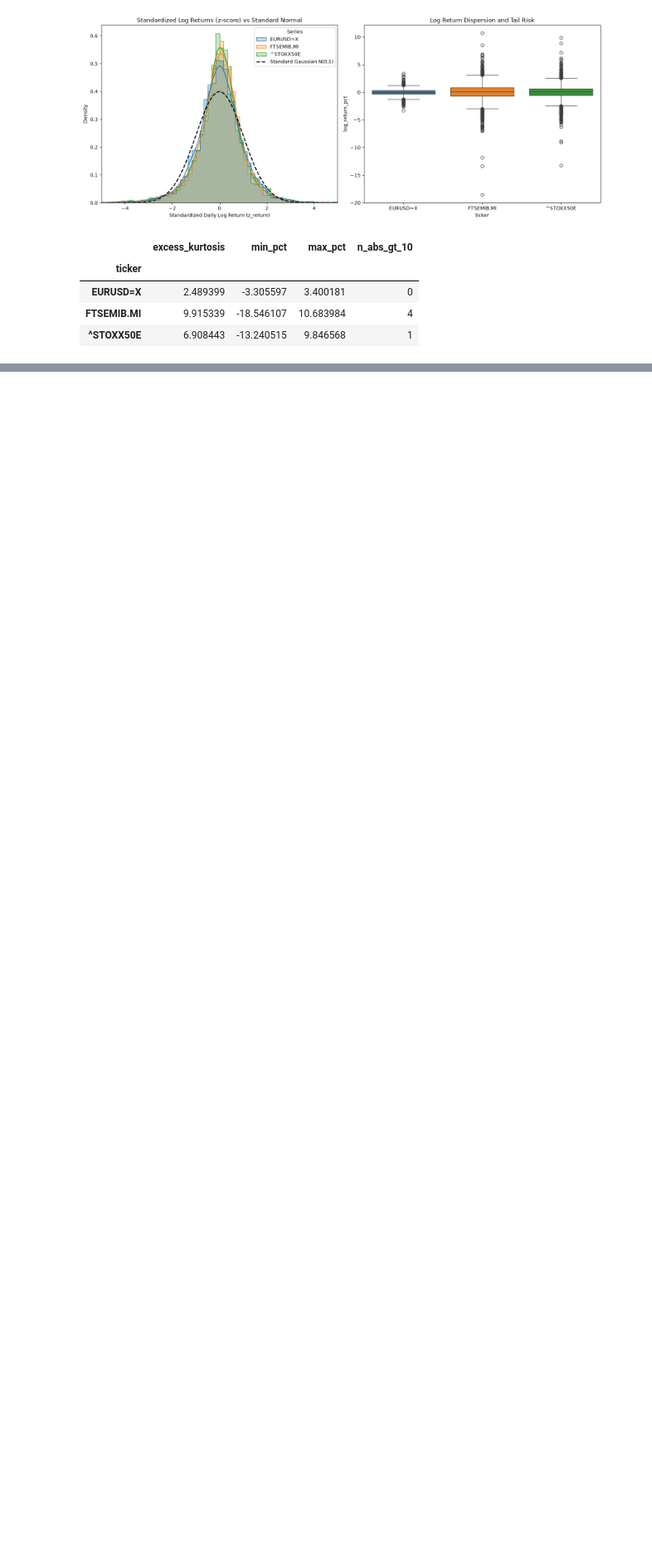
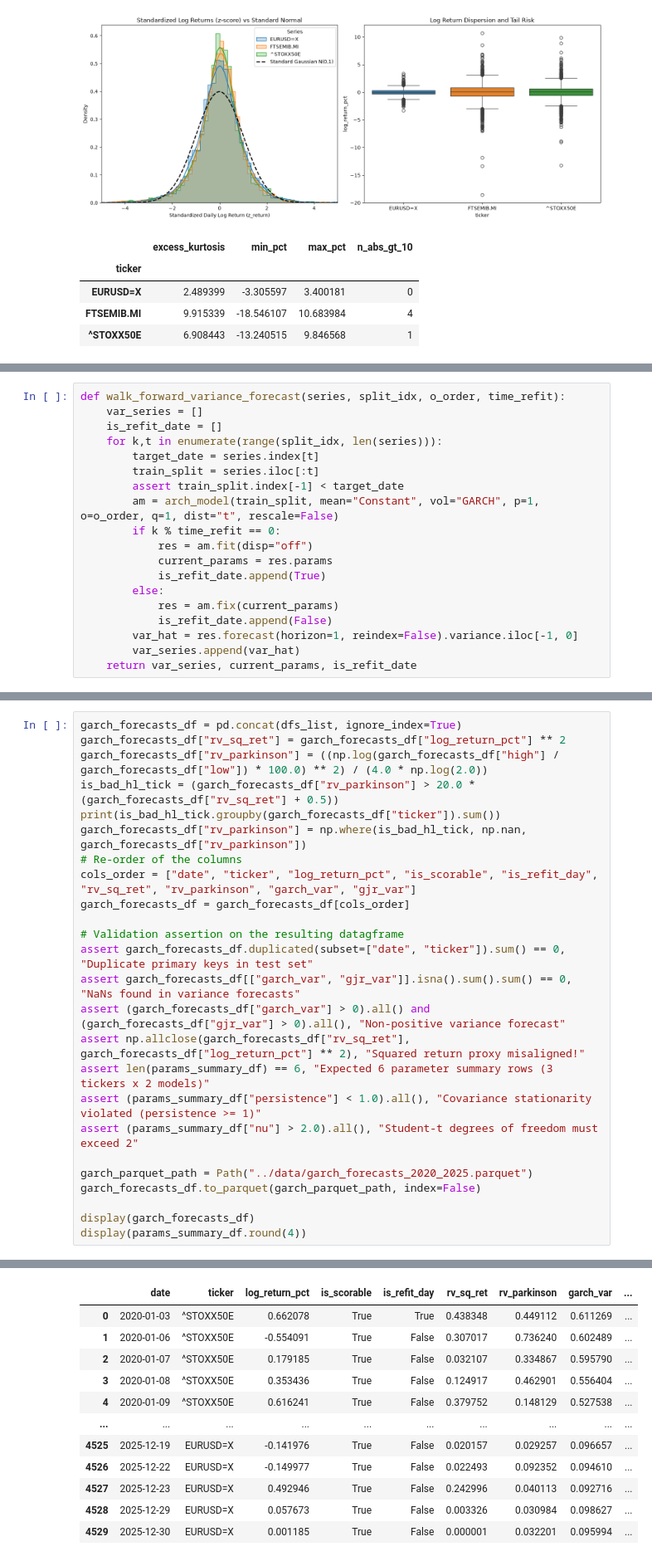
Before and after one commit to niccolo-milano/portfolio-quant-ds, a Jupyter notebook: project03-volatility-forecast/01_volatility_forecast.ipynb, the cells around one changed output, grey strips where cells are left out. Shown at 83% size. Saved outputs shown, nothing was run; the diff lists cells and outputs as text; blank space fills up the shorter version.

Commit message:
feat(vol): complete Project 03 phase 2 with GARCH/GJR and HAR-type walk-forward evaluation

```diff
--- a/project03-volatility-forecast/01_volatility_forecast.ipynb
+++ b/project03-volatility-forecast/01_volatility_forecast.ipynb
@@ -347,0 +357,19 @@ The cross-correlation $\text{Corr}(r_t, r_{t+1}^2)$ between daily returns and ne
+# %%
+def walk_forward_variance_forecast(series, split_idx, o_order, time_refit):
+    var_series = []
+    is_refit_date = []
+    for k,t in enumerate(range(split_idx, len(series))):
+        target_date = series.index[t]
+        train_split = series.iloc[:t]
+        assert train_split.index[-1] < target_date
+        am = arch_model(train_split, mean="Constant", vol="GARCH", p=1, o=o_order, q=1, dist="t", rescale=False)
+        if k % time_refit == 0:
+            res = am.fit(disp="off")
+            current_params = res.params
+            is_refit_date.append(True)
+        else:
+            res = am.fix(current_params)
+            is_refit_date.append(False)
+        var_hat = res.forecast(horizon=1, reindex=False).variance.iloc[-1, 0]
+        var_series.append(var_hat)
+    return var_series, current_params, is_refit_date
@@ -347,0 +402,26 @@ The cross-correlation $\text{Corr}(r_t, r_{t+1}^2)$ between daily returns and ne
+# %%
+garch_forecasts_df = pd.concat(dfs_list, ignore_index=True)
+garch_forecasts_df["rv_sq_ret"] = garch_forecasts_df["log_return_pct"] ** 2
+garch_forecasts_df["rv_parkinson"] = ((np.log(garch_forecasts_df["high"] / garch_forecasts_df["low"]) * 100.0) ** 2) / (4.0 * np.log(2.0))
+is_bad_hl_tick = (garch_forecasts_df["rv_parkinson"] > 20.0 * (garch_forecasts_df["rv_sq_ret"] + 0.5))
+print(is_bad_hl_tick.groupby(garch_forecasts_df["ticker"]).sum())
+garch_forecasts_df["rv_parkinson"] = np.where(is_bad_hl_tick, np.nan, garch_forecasts_df["rv_parkinson"])
+# Re-order of the columns
+cols_order = ["date", "ticker", "log_return_pct", "is_scorable", "is_refit_day", "rv_sq_ret", "rv_parkinson", "garch_var", "gjr_var"]
+garch_forecasts_df = garch_forecasts_df[cols_order]
+
+# Validation assertion on the resulting datagframe
+assert garch_forecasts_df.duplicated(subset=["date", "ticker"]).sum() == 0, "Duplicate primary keys in test set"
+assert garch_forecasts_df[["garch_var", "gjr_var"]].isna().sum().sum() == 0, "NaNs found in variance forecasts"
+assert (garch_forecasts_df["garch_var"] > 0).all() and (garch_forecasts_df["gjr_var"] > 0).all(), "Non-positive variance forecast"
+assert np.allclose(garch_forecasts_df["rv_sq_ret"], garch_forecasts_df["log_return_pct"] ** 2), "Squared return proxy misaligned!"
+assert len(params_summary_df) == 6, "Expected 6 parameter summary rows (3 tickers x 2 models)"
+assert (params_summary_df["persistence"] < 1.0).all(), "Covariance stationarity violated (persistence >= 1)"
+assert (params_summary_df["nu"] > 2.0).all(), "Student-t degrees of freedom must exceed 2"
+
+garch_parquet_path = Path("../data/garch_forecasts_2020_2025.parquet")
+garch_forecasts_df.to_parquet(garch_parquet_path, index=False)
+
+display(garch_forecasts_df)
+display(params_summary_df.round(4))
+# %% [output]
@@ -347,0 +433,12 @@ The cross-correlation $\text{Corr}(r_t, r_{t+1}^2)$ between daily returns and ne
+|  | date | ticker | log_return_pct | is_scorable | is_refit_day | rv_sq_ret | rv_parkinson | garch_var | ... |
+| 0 | 2020-01-03 | ^STOXX50E | 0.662078 | True | True | 0.438348 | 0.449112 | 0.611269 | ... |
+| 1 | 2020-01-06 | ^STOXX50E | -0.554091 | True | False | 0.307017 | 0.736240 | 0.602489 | ... |
+| 2 | 2020-01-07 | ^STOXX50E | 0.179185 | True | False | 0.032107 | 0.334867 | 0.595790 | ... |
+| 3 | 2020-01-08 | ^STOXX50E | 0.353436 | True | False | 0.124917 | 0.462901 | 0.556404 | ... |
+| 4 | 2020-01-09 | ^STOXX50E | 0.616241 | True | False | 0.379752 | 0.148129 | 0.527538 | ... |
+| ... | ... | ... | ... | ... | ... | ... | ... | ... | ... |
+| 4525 | 2025-12-19 | EURUSD=X | -0.141976 | True | False | 0.020157 | 0.029257 | 0.096657 | ... |
+| 4526 | 2025-12-22 | EURUSD=X | -0.149977 | True | False | 0.022493 | 0.092352 | 0.094610 | ... |
+| 4527 | 2025-12-23 | EURUSD=X | 0.492946 | True | False | 0.242996 | 0.040113 | 0.092716 | ... |
+| 4528 | 2025-12-29 | EURUSD=X | 0.057673 | True | False | 0.003326 | 0.030984 | 0.098627 | ... |
+| 4529 | 2025-12-30 | EURUSD=X | 0.001185 | True | False | 0.000001 | 0.032201 | 0.095994 | ... |
```
Also changed, not shown: parts of 19 cells of this notebook, 3 other files.
